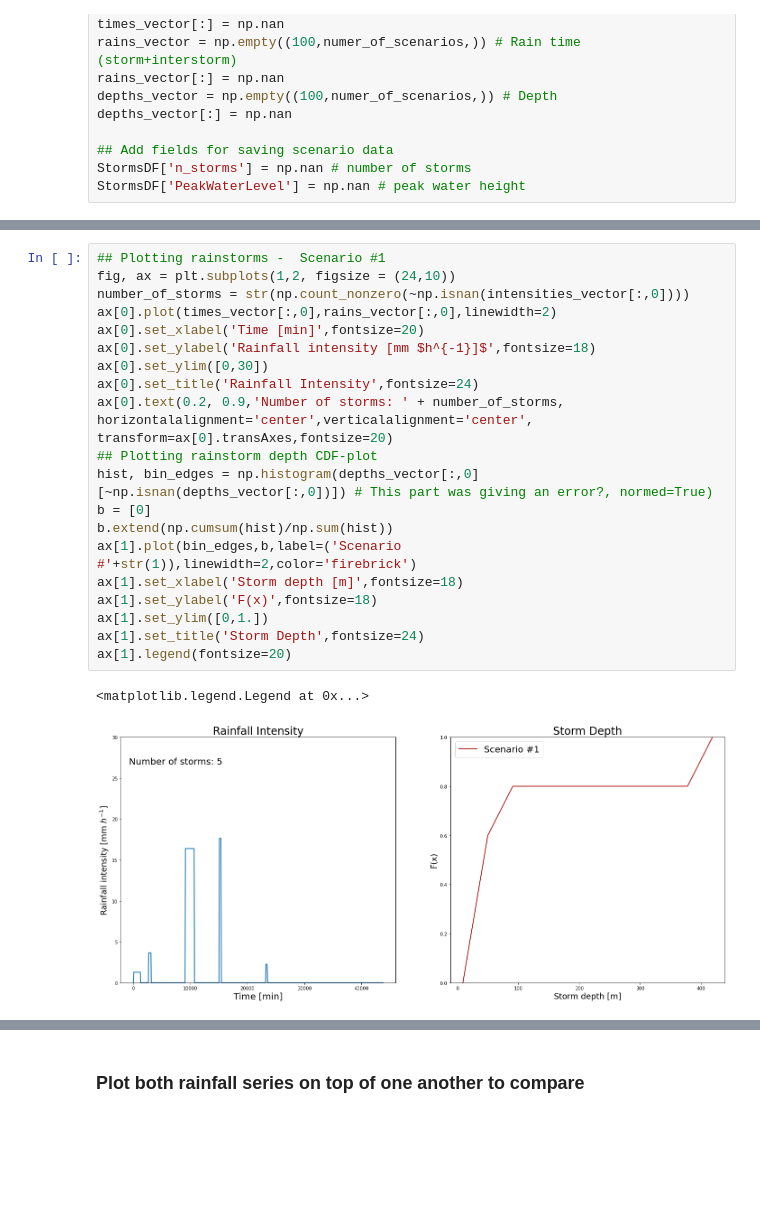
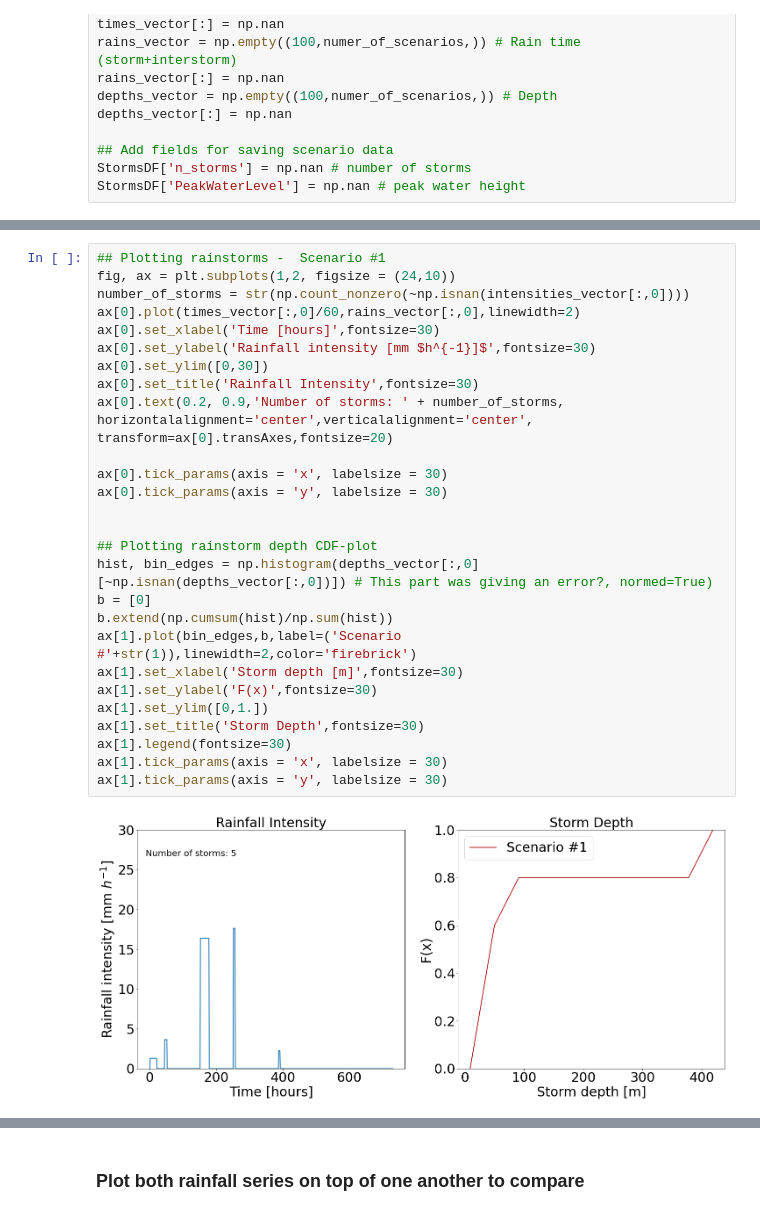
Before and after one commit to espin-2020/precipitation_lanscape_evolution, a Jupyter notebook: Rainstorms_Hydrographs.ipynb, the cells around one changed output, grey strips where cells are left out. Drawn from its saved outputs; the diff is of its cells as text; blank space fills up the shorter version.

```diff
--- a/Rainstorms_Hydrographs.ipynb
+++ b/Rainstorms_Hydrographs.ipynb
@@ -257,26 +257,32 @@ for i in StormsDF.index:
 # %%
 ## Plotting rainstorms -  Scenario #1
 fig, ax = plt.subplots(1,2, figsize = (24,10))
 number_of_storms = str(np.count_nonzero(~np.isnan(intensities_vector[:,0])))
-ax[0].plot(times_vector[:,0],rains_vector[:,0],linewidth=2)
-ax[0].set_xlabel('Time [min]',fontsize=20)
-ax[0].set_ylabel('Rainfall intensity [mm $h^{-1}]$',fontsize=18)
+ax[0].plot(times_vector[:,0]/60,rains_vector[:,0],linewidth=2)
+ax[0].set_xlabel('Time [hours]',fontsize=30)
+ax[0].set_ylabel('Rainfall intensity [mm $h^{-1}]$',fontsize=30)
 ax[0].set_ylim([0,30])
-ax[0].set_title('Rainfall Intensity',fontsize=24)
+ax[0].set_title('Rainfall Intensity',fontsize=30)
 ax[0].text(0.2, 0.9,'Number of storms: ' + number_of_storms, horizontalalignment='center',verticalalignment='center', transform=ax[0].transAxes,fontsize=20)
+
+ax[0].tick_params(axis = 'x', labelsize = 30)
+ax[0].tick_params(axis = 'y', labelsize = 30)
+
+
 ## Plotting rainstorm depth CDF-plot
 hist, bin_edges = np.histogram(depths_vector[:,0][~np.isnan(depths_vector[:,0])]) # This part was giving an error?, normed=True)
 b = [0]
 b.extend(np.cumsum(hist)/np.sum(hist))
 ax[1].plot(bin_edges,b,label=('Scenario #'+str(1)),linewidth=2,color='firebrick')
-ax[1].set_xlabel('Storm depth [m]',fontsize=18)
-ax[1].set_ylabel('F(x)',fontsize=18)
+ax[1].set_xlabel('Storm depth [m]',fontsize=30)
+ax[1].set_ylabel('F(x)',fontsize=30)
 ax[1].set_ylim([0,1.])
-ax[1].set_title('Storm Depth',fontsize=24)
-ax[1].legend(fontsize=20)
+ax[1].set_title('Storm Depth',fontsize=30)
+ax[1].legend(fontsize=30)
+ax[1].tick_params(axis = 'x', labelsize = 30)
+ax[1].tick_params(axis = 'y', labelsize = 30)
 # %% [output]
-<matplotlib.legend.Legend at 0x...>
-[figure, old version]
+[figure, new version]
 # %%
 
 ## Plotting rainstorms  - Scenario #2
```
Also changed, not shown: parts of 17 cells of this notebook.
